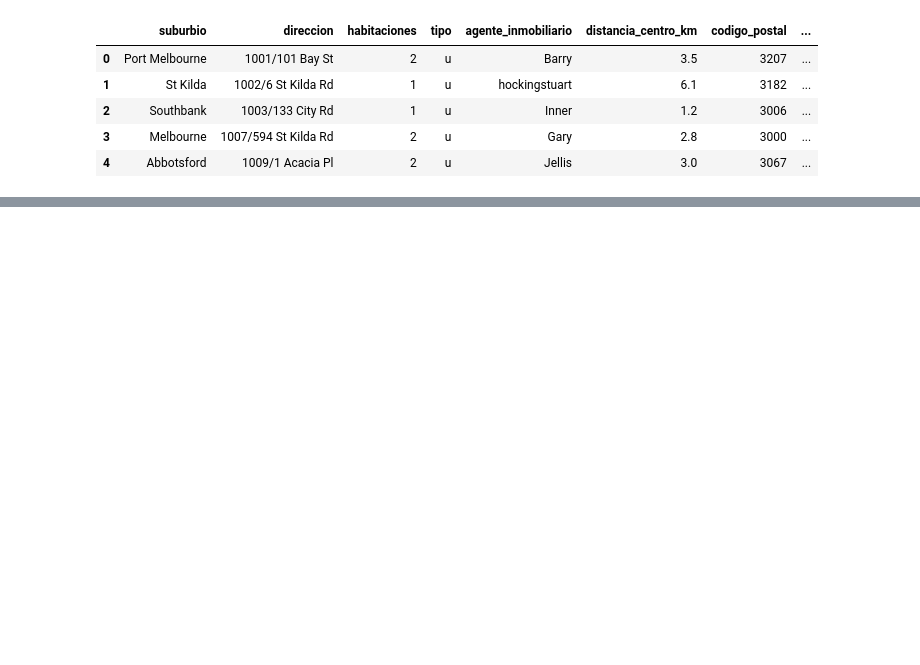
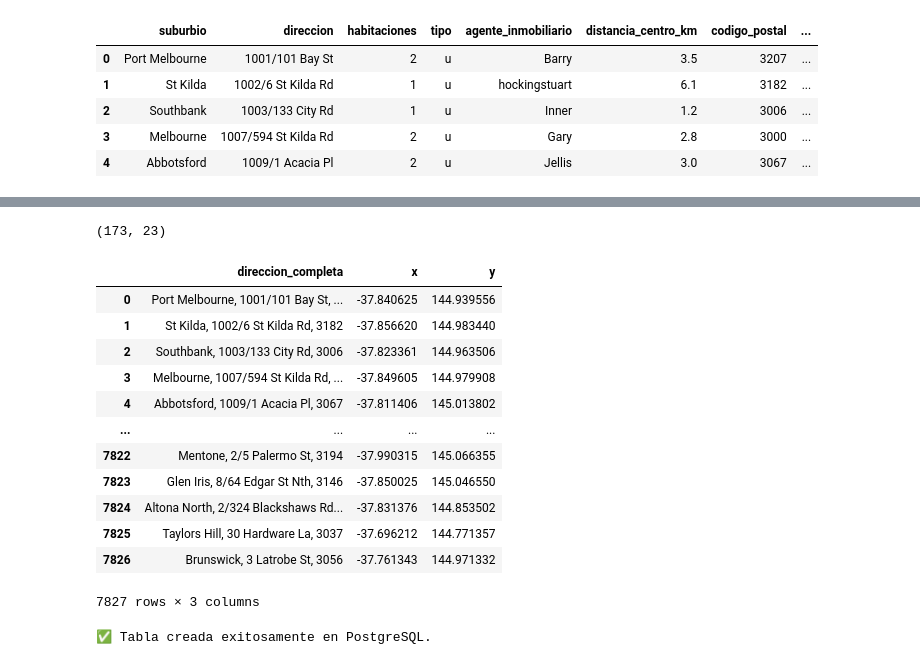
Before and after one commit to carlosrondanp/real_state_analytics-Melbourne, a Jupyter notebook: notebooks/scraping_geo.ipynb, the cells around one changed output, grey strips where cells are left out. Saved outputs shown, nothing was run; the diff lists cells and outputs as text; code cells hidden in the pictures; blank space fills up the shorter version.

```diff
--- a/notebooks/scraping_geo.ipynb
+++ b/notebooks/scraping_geo.ipynb
@@ -55,3 +67,7 @@ array(['Northcote, 101/231 St Georges St, 3070',
+# %%
+df_.shape
+# %% [output]
+(173, 23)
 # %%
 # CONFIGURACIÓN DEL DRIVER
 options = webdriver.ChromeOptions()
@@ -123,3 +139,29 @@ with open(path_fname, 'a', newline = '') as f:
         fieldnames = list_data[0].keys()
     )
     writer.writerows(list_data)
+# %%
+df_otro
+# %% [output]
+|  | direccion_completa | x | y |
+| 0 | Port Melbourne, 1001/101 Bay St, ... | -37.840625 | 144.939556 |
+| 1 | St Kilda, 1002/6 St Kilda Rd, 3182 | -37.856620 | 144.983440 |
+| 2 | Southbank, 1003/133 City Rd, 3006 | -37.823361 | 144.963506 |
+| 3 | Melbourne, 1007/594 St Kilda Rd, ... | -37.849605 | 144.979908 |
+| 4 | Abbotsford, 1009/1 Acacia Pl, 3067 | -37.811406 | 145.013802 |
+| ... | ... | ... | ... |
+| 7822 | Mentone, 2/5 Palermo St, 3194 | -37.990315 | 145.066355 |
+| 7823 | Glen Iris, 8/64 Edgar St Nth, 3146 | -37.850025 | 145.046550 |
+| 7824 | Altona North, 2/324 Blackshaws Rd... | -37.831376 | 144.853502 |
+| 7825 | Taylors Hill, 30 Hardware La, 3037 | -37.696212 | 144.771357 |
+| 7826 | Brunswick, 3 Latrobe St, 3056 | -37.761343 | 144.971332 |
+7827 rows × 3 columns
+# %%
+import pandas as pd
+import psycopg2
+from sqlalchemy import create_engine
+
+engine = create_engine('postgresql://intro:data123@localhost:5433/bdintrods')
+df_otro.to_sql('ubicaciones_scraping', con=engine, index=False, if_exists='replace', chunksize=1000, method='multi')
+print("✅ Tabla creada exitosamente en PostgreSQL.")
+# %% [output]
+✅ Tabla creada exitosamente en PostgreSQL.
```
Also changed, not shown: parts of 2 cells of this notebook, 10 other files.
